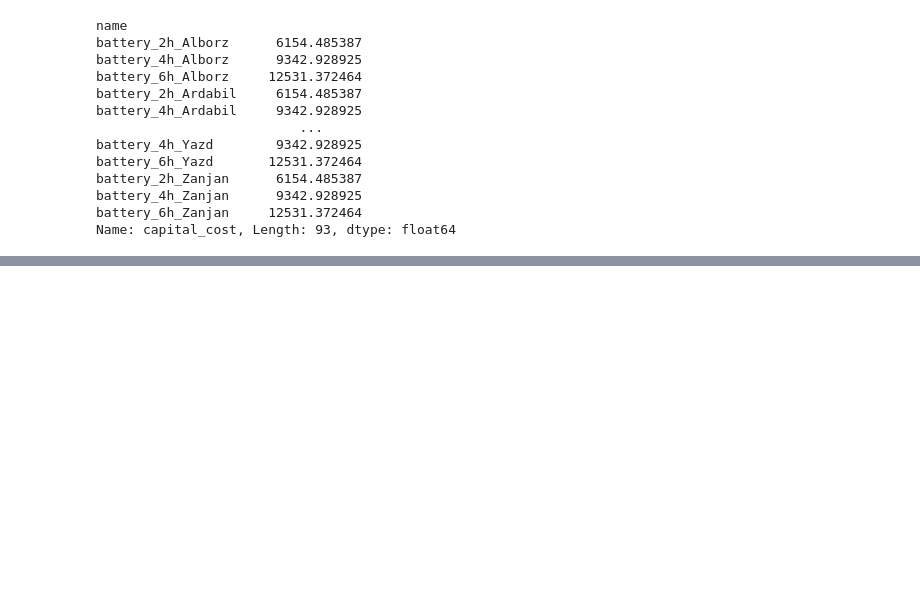
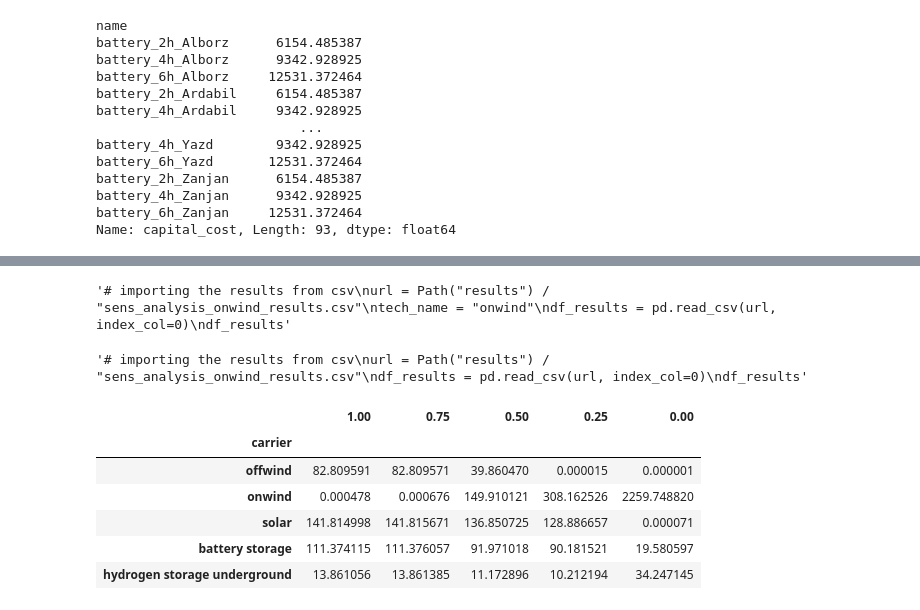
Before and after one commit to morteezzaa/iran-renewable-system-analysis, a Jupyter notebook: model_sensitivity_analysis.ipynb, the cells around one changed output, grey strips where cells are left out. Saved outputs shown, nothing was run; the diff lists cells and outputs as text; code cells hidden in the pictures; blank space fills up the shorter version.

```diff
--- a/model_sensitivity_analysis.ipynb
+++ b/model_sensitivity_analysis.ipynb
@@ -194,0 +157,8 @@ plt.show()
+# %%
+"""# importing the results from csv
+url = Path("results") / "sens_analysis_onwind_results.csv"
+tech_name = "onwind"
+df_results = pd.read_csv(url, index_col=0)
+df_results"""
+# %% [output]
+'# importing the results from csv\nurl = Path("results") / "sens_analysis_onwind_results.csv"\ntech_name = "onwind"\ndf_results = pd.read_csv(url, index_col=0)\ndf_results'
@@ -202,0 +172,7 @@ plt.show()
+# %%
+"""# importing the results from csv
+url = Path("results") / "sens_analysis_onwind_results.csv"
+df_results = pd.read_csv(url, index_col=0)
+df_results"""
+# %% [output]
+'# importing the results from csv\nurl = Path("results") / "sens_analysis_onwind_results.csv"\ndf_results = pd.read_csv(url, index_col=0)\ndf_results'
@@ -202,0 +181,10 @@ plt.show()
+# %%
+df_results_re.divide(1e3)
+# %% [output]
+|  | 1.00 | 0.75 | 0.50 | 0.25 | 0.00 |
+| carrier |  |  |  |  |  |
+| offwind | 82.809591 | 82.809571 | 39.860470 | 0.000015 | 0.000001 |
+| onwind | 0.000478 | 0.000676 | 149.910121 | 308.162526 | 2259.748820 |
+| solar | 141.814998 | 141.815671 | 136.850725 | 128.886657 | 0.000071 |
+| battery storage | 111.374115 | 111.376057 | 91.971018 | 90.181521 | 19.580597 |
+| hydrogen storage underground | 13.861056 | 13.861385 | 11.172896 | 10.212194 | 34.247145 |
```
Also changed, not shown: parts of 9 cells of this notebook, 7 other files.
